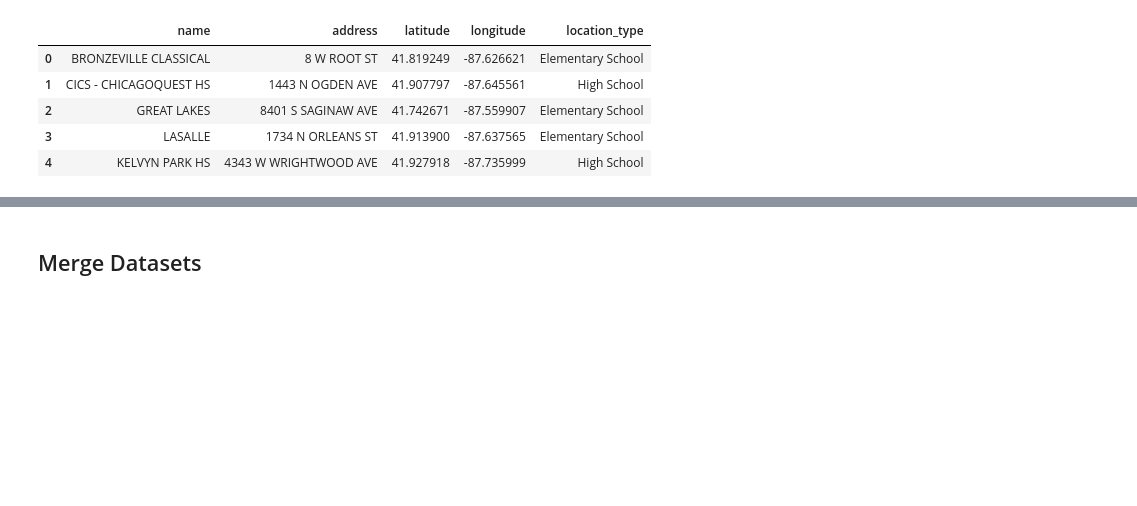
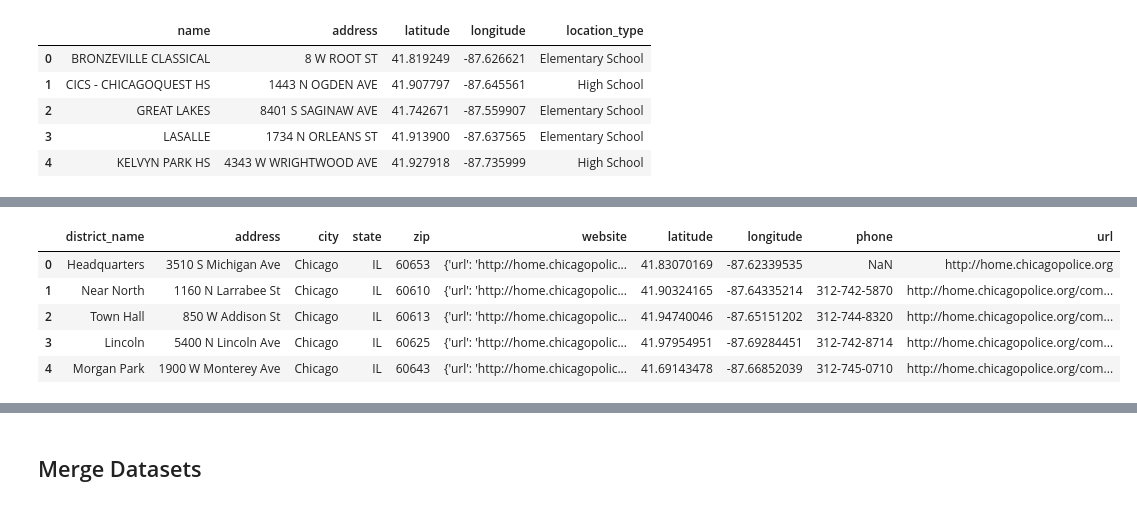
Before and after one commit to deg75kd/Ward49, a Jupyter notebook: Ward49_import.ipynb, the cells around one changed output, grey strips where cells are left out. Saved outputs shown, nothing was run; the diff lists cells and outputs as text; code cells hidden in the pictures; blank space fills up the shorter version.

```diff
--- a/Ward49_import.ipynb
+++ b/Ward49_import.ipynb
@@ -379,0 +429,12 @@ schools_df.head()
+# %%
+police_df.drop(['x_coordinate', 'y_coordinate','location','fax','tty'], axis=1, inplace=True)
+# %%
+police_df['url'] = police_df['website'].apply(lambda x: x['url'])
+police_df.head()
+# %% [output]
+|  | district_name | address | city | state | zip | website | latitude | longitude | phone | url |
+| 0 | Headquarters | 3510 S Michigan Ave | Chicago | IL | 60653 | {'url': 'http://home.chicagopolic... | 41.83070169 | -87.62339535 | NaN | http://home.chicagopolice.org |
+| 1 | Near North | 1160 N Larrabee St | Chicago | IL | 60610 | {'url': 'http://home.chicagopolic... | 41.90324165 | -87.64335214 | 312-742-5870 | http://home.chicagopolice.org/com... |
+| 2 | Town Hall | 850 W Addison St | Chicago | IL | 60613 | {'url': 'http://home.chicagopolic... | 41.94740046 | -87.65151202 | 312-744-8320 | http://home.chicagopolice.org/com... |
+| 3 | Lincoln | 5400 N Lincoln Ave | Chicago | IL | 60625 | {'url': 'http://home.chicagopolic... | 41.97954951 | -87.69284451 | 312-742-8714 | http://home.chicagopolice.org/com... |
+| 4 | Morgan Park | 1900 W Monterey Ave | Chicago | IL | 60643 | {'url': 'http://home.chicagopolic... | 41.69143478 | -87.66852039 | 312-745-0710 | http://home.chicagopolice.org/com... |
```
Also changed, not shown: parts of 16 cells of this notebook, 1 other file.
